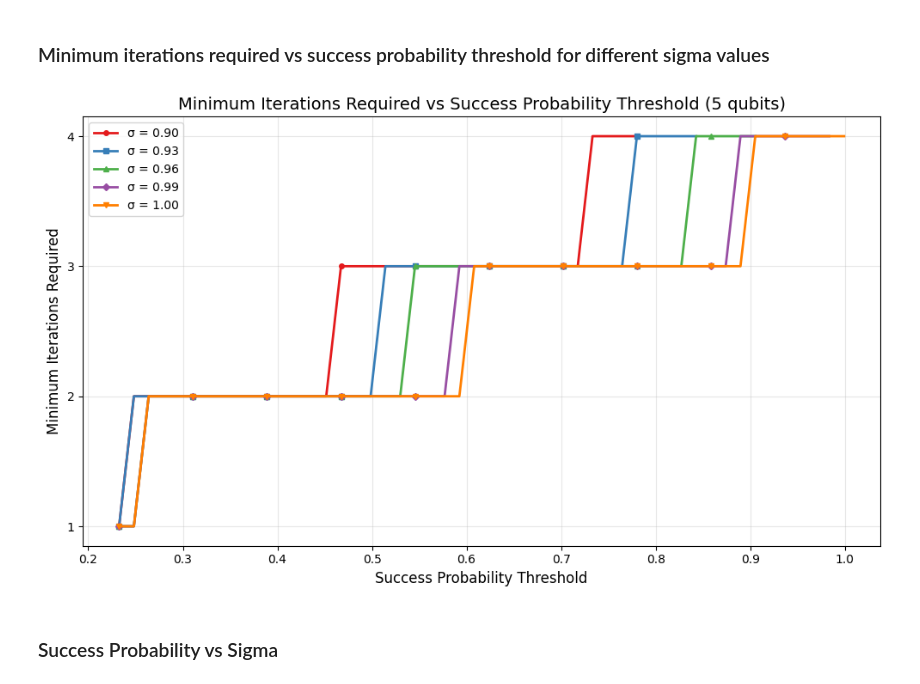
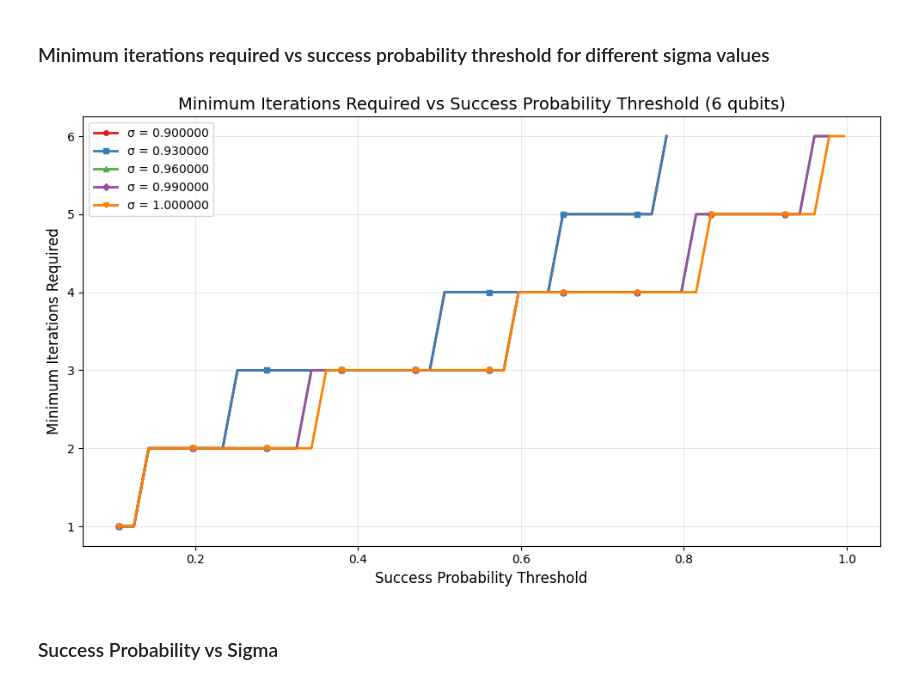
Before and after one commit to lazyoracle/isotropic-error-analysis, a Jupyter notebook: notebooks/05_data_generation_and_analysis.ipynb, the cells around one changed output. Drawn from its saved outputs; the diff is of its cells as text; code cells hidden in the pictures.

```diff
--- a/notebooks/05_data_generation_and_analysis.ipynb
+++ b/notebooks/05_data_generation_and_analysis.ipynb
@@ -38,7 +33,7 @@ from pathlib import Path
 
 # glob through all files for a specific number of qubits in the data directory
 path = Path("data")
-files = sorted(path.glob("grover_5_qubits_*.nc"))
+files = sorted(path.glob("grover_6_qubits_*.nc"))
 
 datasets = [xr.open_dataset(file) for file in files]
 # %% [markdown]
@@ -60,7 +55,7 @@ for sigma_val in sigma_values:
     iterations = data_for_sigma["iterations"].values
     success_prob = data_for_sigma["success_probability"].values
 
-    plt.plot(iterations, success_prob, marker="o", label=f"σ = {sigma_val:.2f}")
+    plt.plot(iterations, success_prob, marker="o", label=f"σ = {sigma_val:.6f}")
 
 plt.xlabel("Number of Iterations", fontsize=12)
 plt.ylabel("Success Probability", fontsize=12)
@@ -121,35 +116,35 @@ plt.figure(figsize=(10, 6))
 markers = ["o", "s", "^", "D", "v"]
 # High contrast color palette
 colors = ["#e41a1c", "#377eb8", "#4daf4a", "#984ea3", "#ff7f00"]
 
 for i, sigma_val in enumerate(target_sigmas):
     plt.plot(
         success_thresholds,
         min_iterations_data[sigma_val],
         marker=markers[i],
         color=colors[i],
         linewidth=2,
         markersize=4,
         markevery=5,
-        label=f"σ = {sigma_val:.2f}",
+        label=f"σ = {sigma_val:.6f}",
     )
 
 plt.xlabel("Success Probability Threshold", fontsize=12)
 plt.ylabel("Minimum Iterations Required", fontsize=12)
 plt.title(
     f"Minimum Iterations Required vs Success Probability Threshold ({datasets[0].num_qubits} qubits)",
     fontsize=14,
 )
 plt.legend(loc="best")
 plt.grid(True, alpha=0.3)
 plt.gca().yaxis.set_major_locator(plt.MaxNLocator(integer=True))
 plt.tight_layout()
 plt.savefig(
     f"grover_min_iterations_vs_success_prob_{datasets[0].num_qubits}q.svg", dpi=800
 )
 plt.show()
 # %% [output]
-[figure, old version]
+[figure, new version]
 # %% [markdown]
 ### Success Probability vs Sigma
 # %%
```
Also changed, not shown: parts of 4 cells of this notebook.
